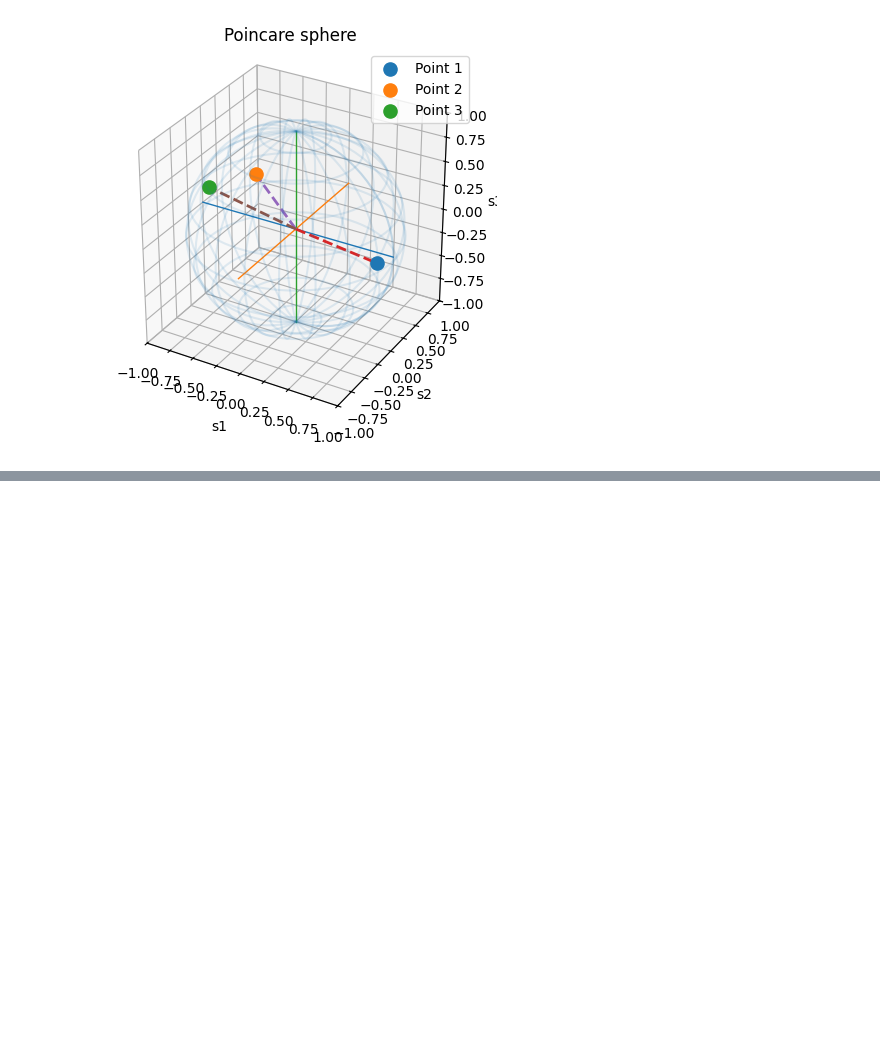
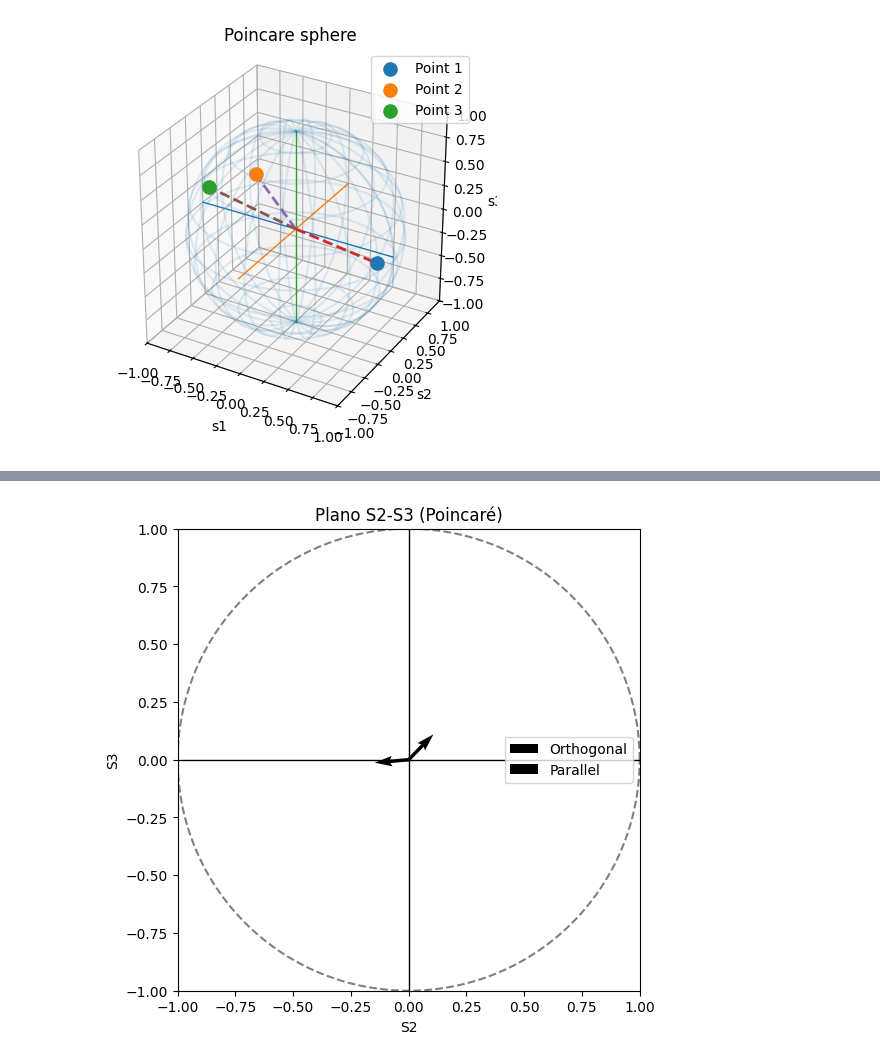
Before and after one commit to BernardoPironio/Polarimetro, a Jupyter notebook: analisis mediciones nuevas ort y paralelo.ipynb, the cells around one changed output, grey strips where cells are left out. Drawn from its saved outputs; the diff is of its cells as text; code cells hidden in the pictures; blank space fills up the shorter version.

```diff
--- a/analisis mediciones nuevas ort y paralelo.ipynb
+++ b/analisis mediciones nuevas ort y paralelo.ipynb
@@ -370,0 +454,40 @@ plt.show()
+# %%
+import numpy as np
+import matplotlib.pyplot as plt
+
+def plot_s2_s3(v1, v2):
+    fig, ax = plt.subplots(figsize=(6, 6))
+
+    # círculo unidad
+    theta = np.linspace(0, 2*np.pi, 200)
+    ax.plot(np.cos(theta), np.sin(theta), 'k--', alpha=0.5)
+
+    # ejes
+    ax.axhline(0, color='k', lw=1)
+    ax.axvline(0, color='k', lw=1)
+
+    # vector 1
+    ax.quiver(0, 0, v1[1], v1[2],
+              angles='xy', scale_units='xy', scale=1,
+              label='Orthogonal')
+
+    # vector 2
+    ax.quiver(0, 0, v2[1], v2[2],
+              angles='xy', scale_units='xy', scale=1,
+              label='Parallel')
+
+    ax.set_xlabel("S2")
+    ax.set_ylabel("S3")
+    ax.set_aspect('equal')
+    ax.set_xlim(-1, 1)
+    ax.set_ylim(-1, 1)
+    ax.set_title("Plano S2-S3 (Poincaré)")
+    ax.legend()
+    plt.show()
+
+v1 = np.array([-0.81525447,  0.62860321, -0.10498477])
+v2 = np.array([ 0.91821774, -0.14678917, -0.01286342])
+
+plot_s2_s3(s4, s2)
+# %% [output]
+[figure, added]
```
Also changed, not shown: parts of 11 cells of this notebook.
